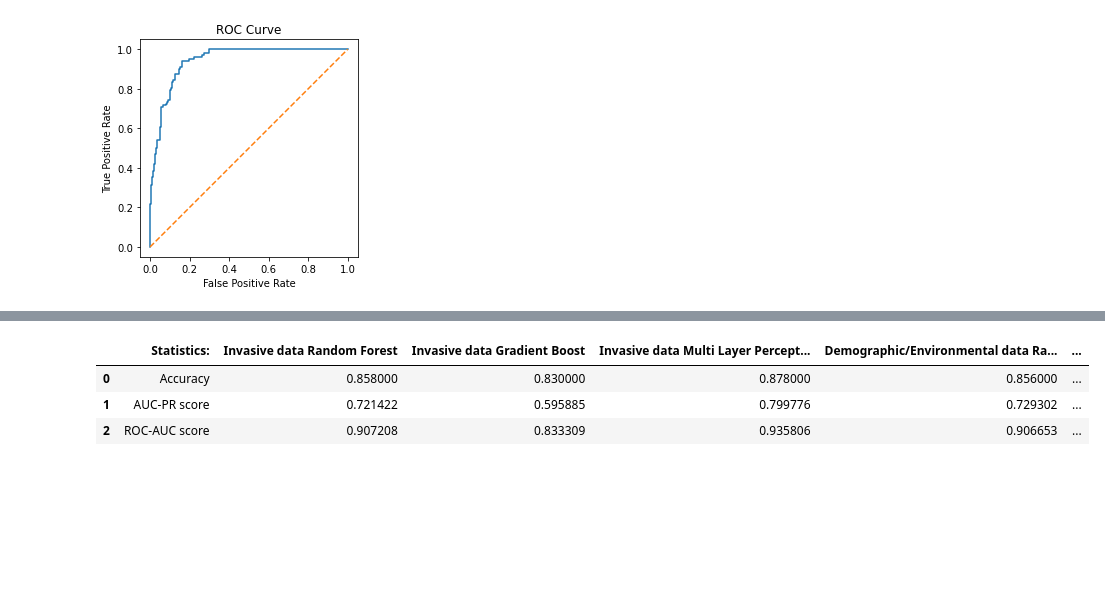
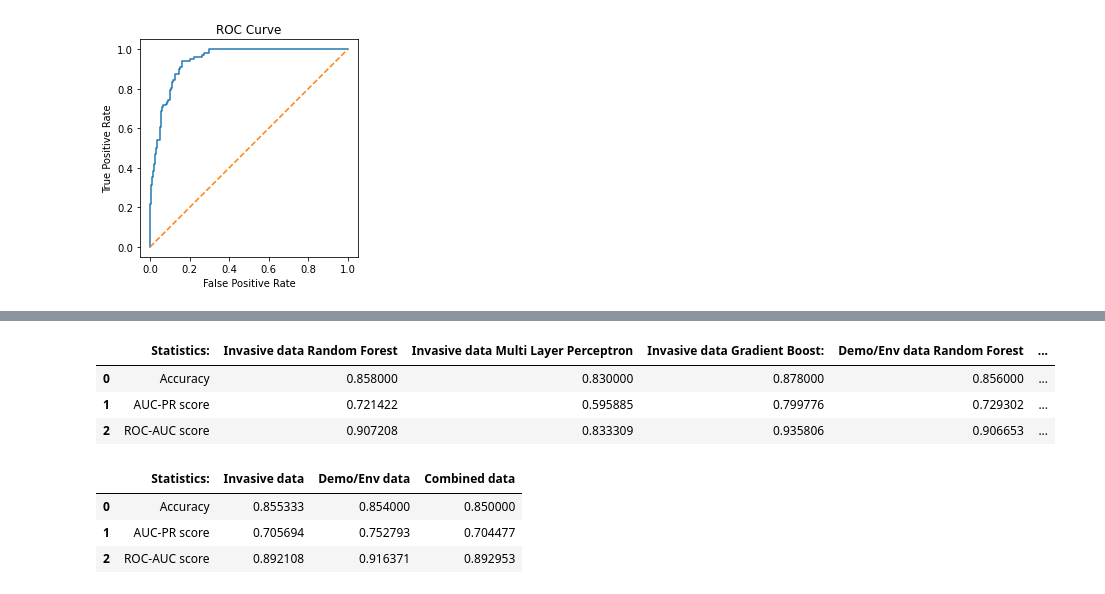
Before and after one commit to budgetjamalbrowner/DATA301-Individual-Project, a Jupyter notebook: Individual Project.ipynb, the cells around one changed output, grey strips where cells are left out. Cells and saved outputs as stored; diff of their text form; code cells hidden in the pictures; blank space fills up the shorter version.

```diff
--- a/Individual Project.ipynb
+++ b/Individual Project.ipynb
@@ -941,18 +991,30 @@ AUC-PR score:  0.8075475470007396
 # %%
 perfMetricsData = {"Statistics:": ['Accuracy', 'AUC-PR score', 'ROC-AUC score'],
                   "Invasive data Random Forest": [acc1,  aucpr1, roc1],
-                  "Invasive data Gradient Boost": [acc2, aucpr2, roc2],
-                  "Invasive data Multi Layer Perceptron:": [acc3, aucpr3, roc3],
-                  "Demographic/Environmental data Random Forest": [acc4,  aucpr4, roc4],
-                  "Demographic/Environmental data  Gradient Boost": [acc5, aucpr5, roc5],
-                  "Demographic/Environmental data  Multi Layer Perceptron:": [acc6, aucpr6, roc6],
+                  "Invasive data Multi Layer Perceptron": [acc2, aucpr2, roc2],
+                  "Invasive data Gradient Boost:": [acc3, aucpr3, roc3],
+                  "Demo/Env data Random Forest": [acc4,  aucpr4, roc4],
+                  "Demo/Env data  Multi Layer Perceptron": [acc5, aucpr5, roc5],
+                  "Demo/Env data  Gradient Boost:": [acc6, aucpr6, roc6],
                   "Combined data Random Forest": [acc7,  aucpr7, roc7],
-                  "Combined data Gradient Boost": [acc8, aucpr8, roc8],
-                  "Combined data Multi Layer Perceptron:": [acc9, aucpr9, roc9],}
+                  "Combined data Multi Layer Perceptron": [acc8, aucpr8, roc8],
+                  "Combined data Gradient Boost:": [acc9, aucpr9, roc9],}
 perfMetrics = pd.DataFrame(perfMetricsData)
 perfMetrics
 # %% [output]
-|  | Statistics: | Invasive data Random Forest | Invasive data Gradient Boost | Invasive data Multi Layer Percept... | Demographic/Environmental data Ra... | ... |
+|  | Statistics: | Invasive data Random Forest | Invasive data Multi Layer Perceptron | Invasive data Gradient Boost: | Demo/Env data Random Forest | ... |
 | 0 | Accuracy | 0.858000 | 0.830000 | 0.878000 | 0.856000 | ... |
 | 1 | AUC-PR score | 0.721422 | 0.595885 | 0.799776 | 0.729302 | ... |
 | 2 | ROC-AUC score | 0.907208 | 0.833309 | 0.935806 | 0.906653 | ... |
+# %%
+averagePerfMetricsData = {"Statistics:": ['Accuracy', 'AUC-PR score', 'ROC-AUC score'],
+                  "Invasive data": [(acc1+acc2+acc3)/3,  (aucpr1+aucpr2+aucpr3)/3, (roc1+roc2+roc3)/3],
+                  "Demo/Env data": [(acc4+acc5+acc6)/3,  (aucpr4+aucpr5+aucpr6)/3, (roc4+roc5+roc6)/3],
+                  "Combined data": [(acc7+acc8+acc9)/3,  (aucpr7+aucpr8+aucpr9)/3, (roc7+roc8+roc9)/3]}
+averagePerfMetrics = pd.DataFrame(averagePerfMetricsData)
+averagePerfMetrics
+# %% [output]
+|  | Statistics: | Invasive data | Demo/Env data | Combined data |
+| 0 | Accuracy | 0.855333 | 0.854000 | 0.850000 |
+| 1 | AUC-PR score | 0.705694 | 0.752793 | 0.704477 |
+| 2 | ROC-AUC score | 0.892108 | 0.916371 | 0.892953 |
```
Also changed, not shown: parts of 18 cells of this notebook.
